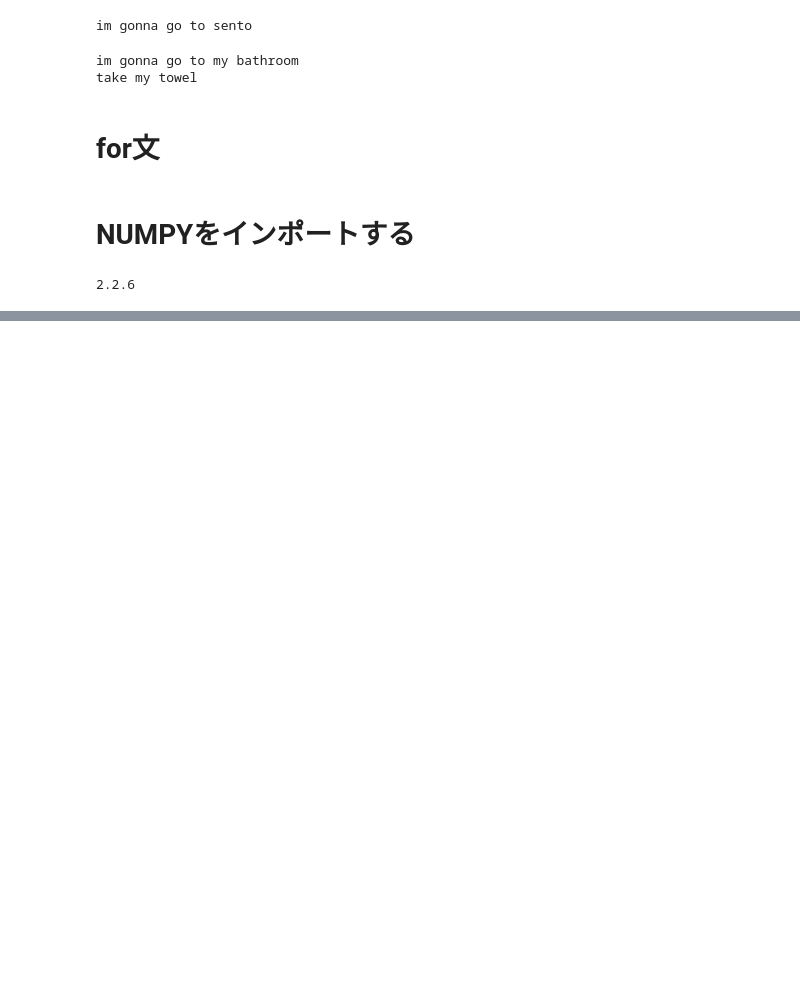
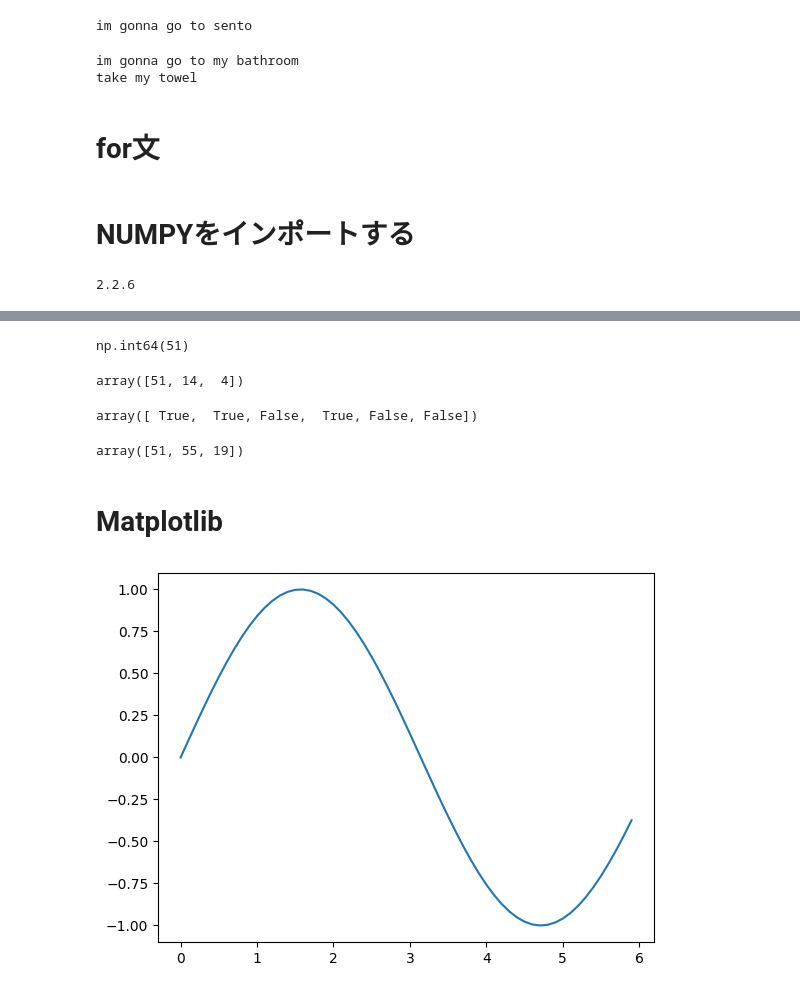
Before and after one commit to usakochan/DeepLearning_from_scratch, a Jupyter notebook: saito_chap1.ipynb, the cells around one changed output, grey strips where cells are left out. Cells and saved outputs as stored; diff of their text form; code cells hidden in the pictures; blank space fills up the shorter version.

```diff
--- a/saito_chap1.ipynb
+++ b/saito_chap1.ipynb
@@ -170,0 +315,27 @@ print(np.__version__)
+# %%
+X[0]
+# %% [output]
+np.int64(51)
+# %%
+X[np.array([0, 2, 5])]
+# %% [output]
+array([51, 14,  4])
+# %%
+X > 16
+# %% [output]
+array([ True,  True, False,  True, False, False])
+# %%
+X[X>16]
+# %% [output]
+array([51, 55, 19])
+# %% [markdown]
+# Matplotlib
+# %%
+x = np.arange(0, 6, 0.1) # 0から6まで0.1刻みで生成, つまり[0, 0.1, 0.2, …, 5.8, 5.9]を生成する。
+y = np.sin(x)
+
+import matplotlib.pyplot as plt
+plt.plot(x, y) #離散的なxを与えているのにも関わらず滑らかな図を作る
+plt.show()
+# %% [output]
+[figure, added]
```
Also changed, not shown: parts of 31 cells of this notebook.
